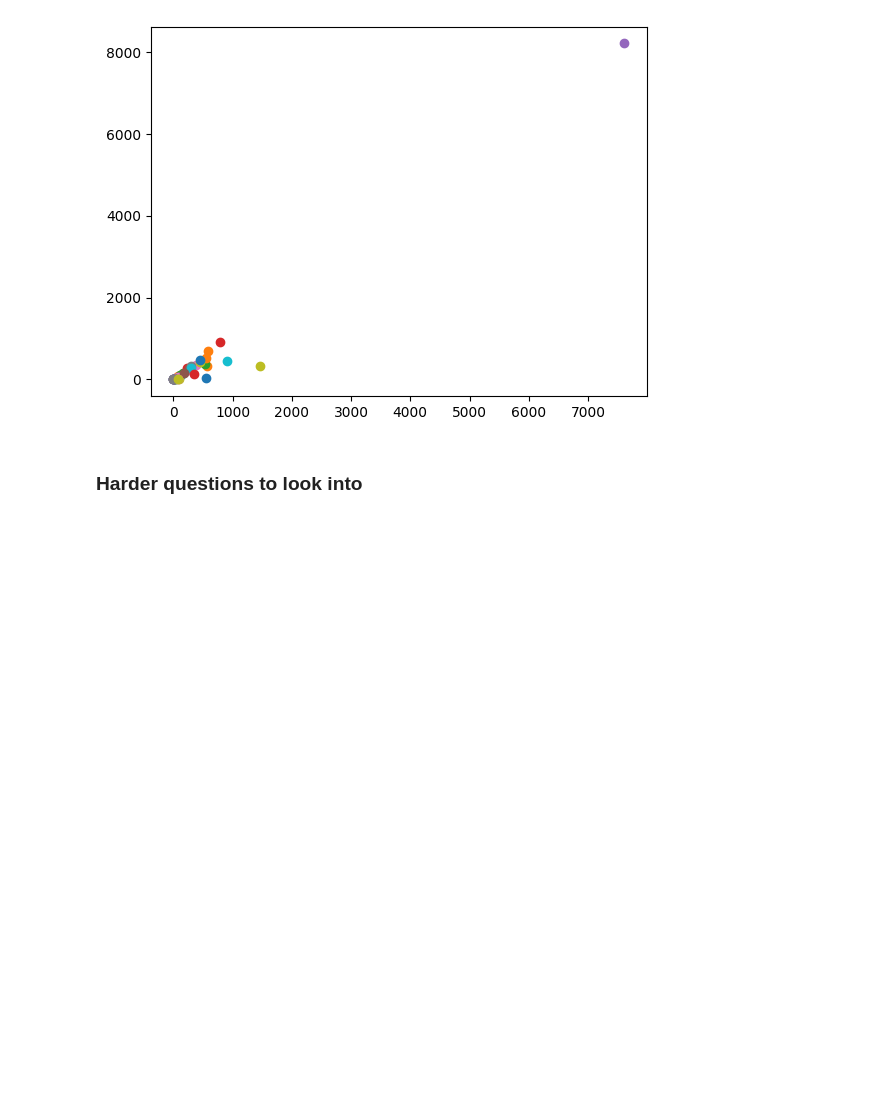
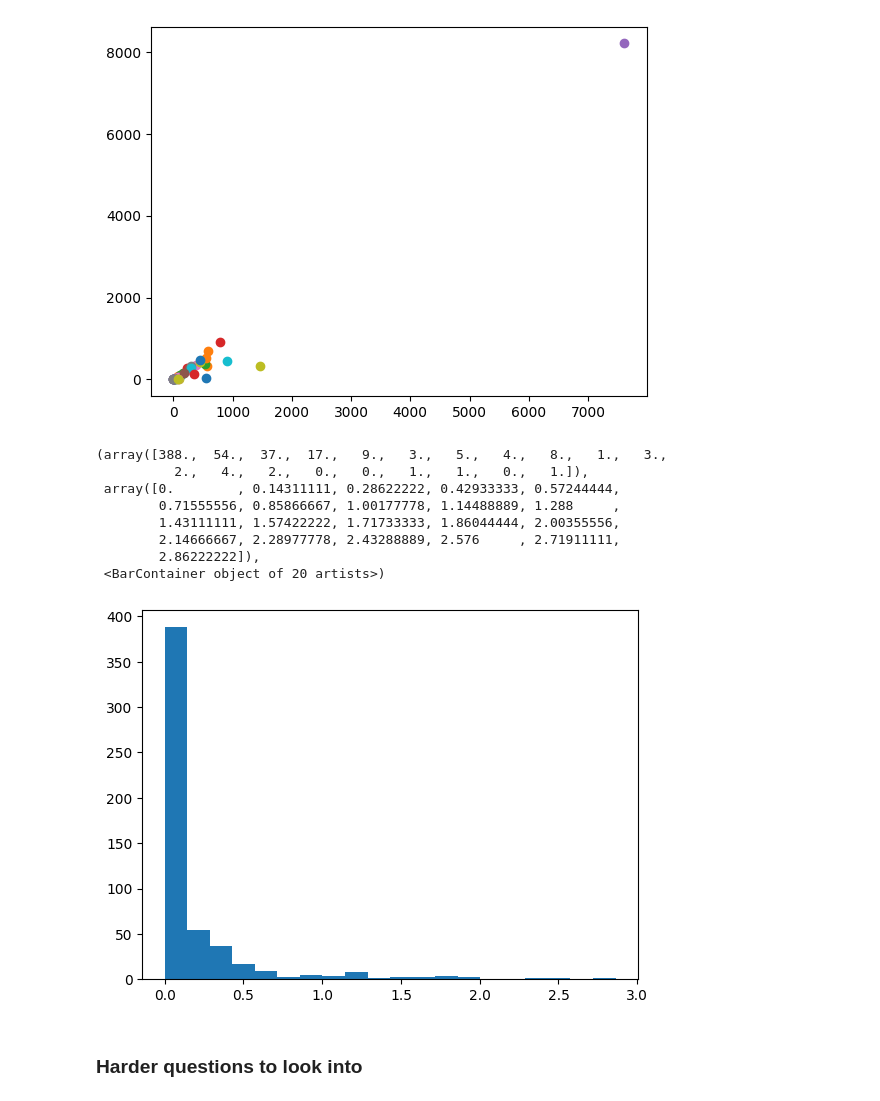
Before and after one commit to merronmuche/week0_starter_network_analysis, a Jupyter notebook: notebooks/parse_slack_data.ipynb, the cells around one changed output. Saved outputs shown, nothing was run; the diff lists cells and outputs as text; code cells hidden in the pictures; blank space fills up the shorter version.

Commit message:
Plot a histogram of the time difference between Consecutive messages

```diff
--- a/notebooks/parse_slack_data.ipynb
+++ b/notebooks/parse_slack_data.ipynb
@@ -375,3 +375,31 @@ for channel in df['channels'].unique():
 plt.show()
 # %% [output]
 [figure]
+# %%
+# ######## Task_2 starts here
+# What is the distribution of time differences between messages, replies, reactions, and any type event (message, reply, reaction)?
+
+# 1-Plot a histogram of the time difference between Consecutive messages
+
+data = slack_parser(path_channel)
+time = convert_2_timestamp('msg_sent_time', data)
+data['time'] = time
+data['time'] = pd.to_datetime(data['time'])
+data['diff'] = data['time'].diff()
+data['diff_sec'] = data['diff'].dt.total_seconds()/3600
+
+##### remove the outliers
+data=data.sort_values('diff_sec', ascending = False)
+data_remove_outliers = data.iloc[10:]
+
+plt.hist(data_remove_outliers['diff_sec'].dropna(), bins =20)
+# %% [output]
+(array([388.,  54.,  37.,  17.,   9.,   3.,   5.,   4.,   8.,   1.,   3.,
+          2.,   4.,   2.,   0.,   0.,   1.,   1.,   0.,   1.]),
+ array([0.        , 0.14311111, 0.28622222, 0.42933333, 0.57244444,
+        0.71555556, 0.85866667, 1.00177778, 1.14488889, 1.288     ,
+        1.43111111, 1.57422222, 1.71733333, 1.86044444, 2.00355556,
+        2.14666667, 2.28977778, 2.43288889, 2.576     , 2.71911111,
+        2.86222222]),
+ <BarContainer object of 20 artists>)
+[figure, added]
```
Also changed, not shown: parts of 1 cell of this notebook, 1 other file.
